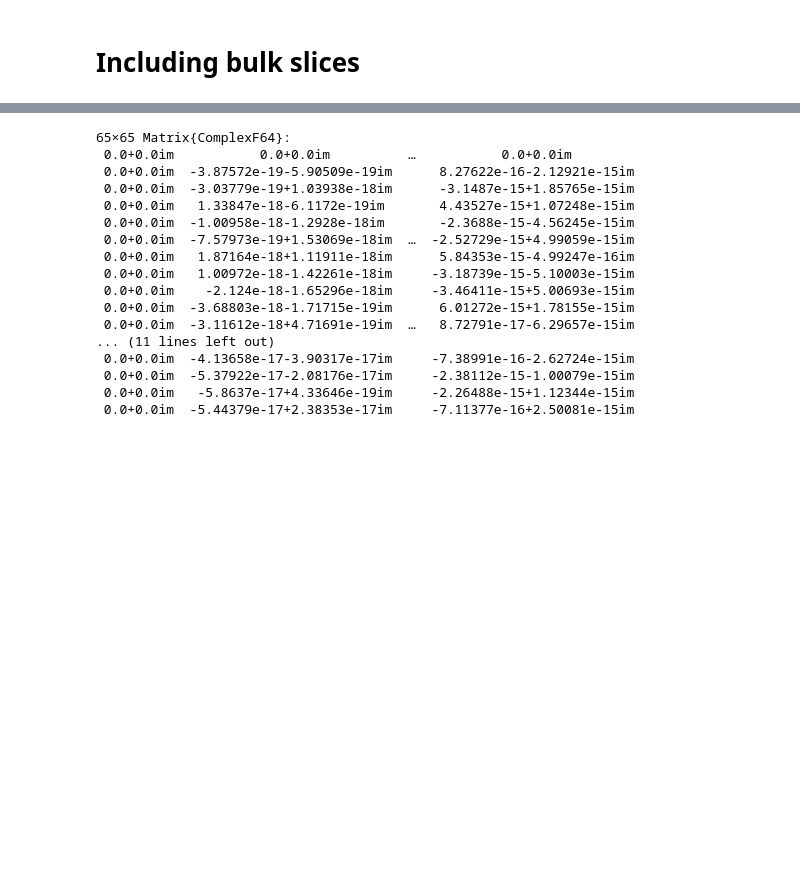
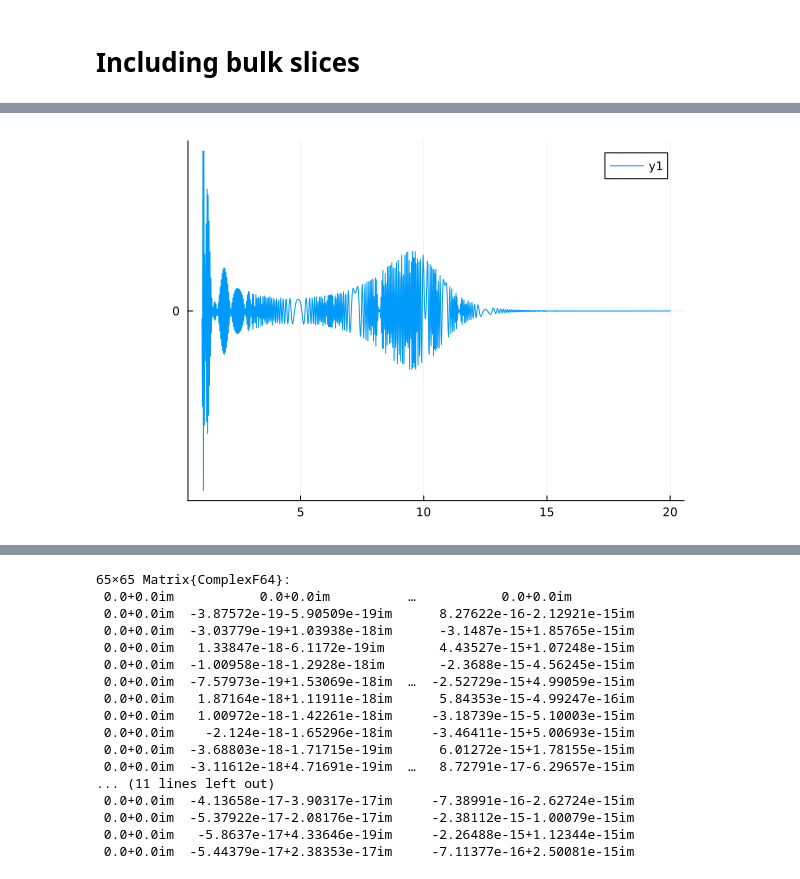
Before and after one commit to Jercheal/3d-cosmology, a Jupyter notebook: 3d_ESF_cosmology.ipynb, the cells around one changed output, grey strips where cells are left out. Saved outputs shown, nothing was run; the diff lists cells and outputs as text; code cells hidden in the pictures; blank space fills up the shorter version.

```diff
--- a/3d_ESF_cosmology.ipynb
+++ b/3d_ESF_cosmology.ipynb
@@ -330,0 +363,5 @@ Z_II_suave (generic function with 1 method)
+# %%
+as = range(1,20,1000)
+plot(as, [real(Ampl_1slice(10.0, a1, 30.0, 1.0, 10.0, 40.0, 4.0, 0.05)) for a1 in as])
+#plot(as, [real(Ampl_1slice_ESF(10.0, a1, 30.0, 1.0, 40.0, 2.0, 4.0, 0.05)) for a1 in as])
+# %% [output]
@@ -330,0 +382 @@ Z_II_suave (generic function with 1 method)
+[figure, added]
```
Also changed, not shown: parts of 7 cells of this notebook, 2 other files.
